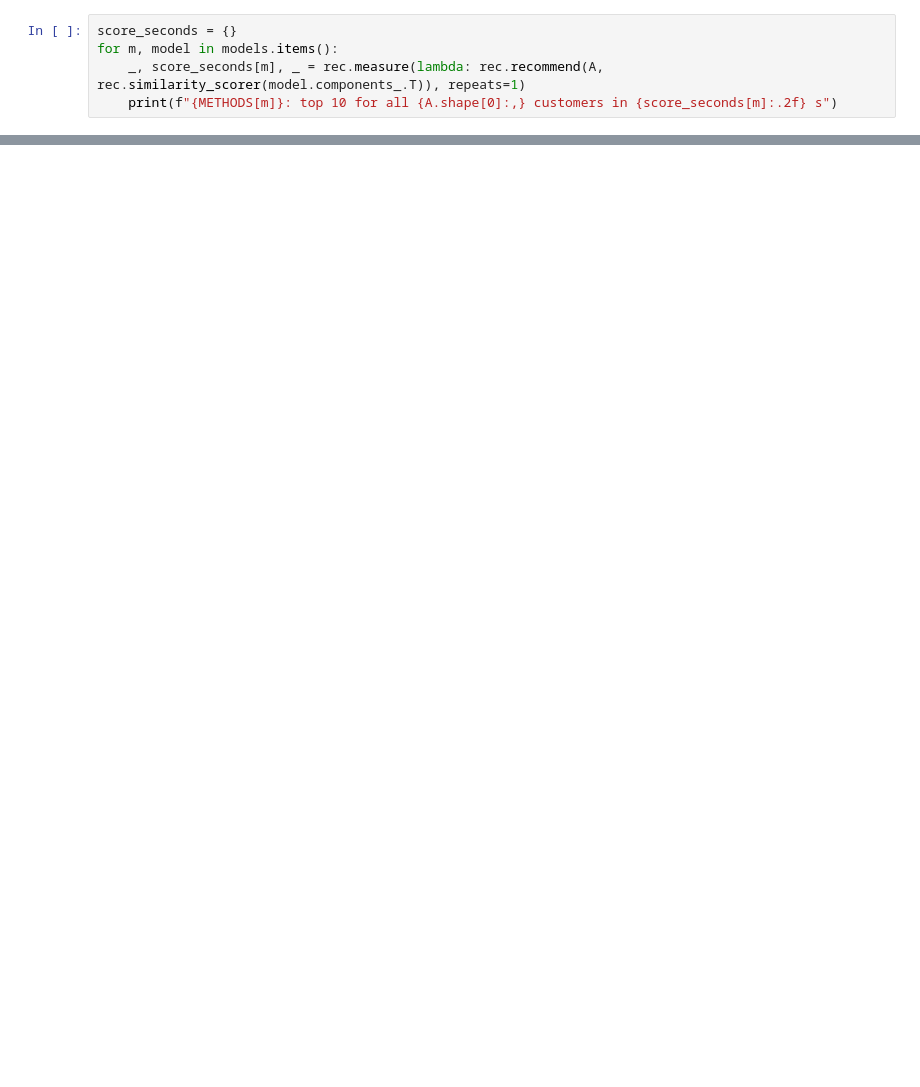
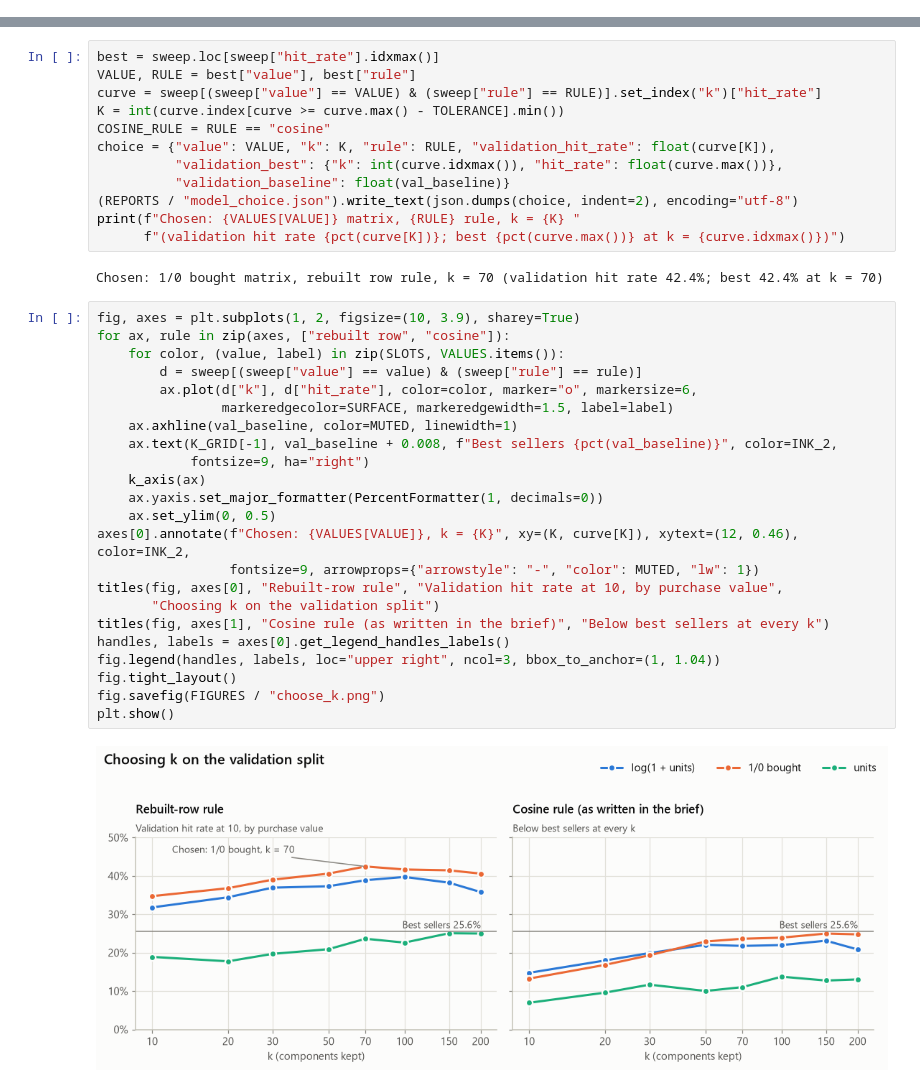
Before and after one commit to tungnguyenasu/DE-ML-project-Customers-Like-You, a Jupyter notebook: analysis.ipynb, the cells around one changed output, grey strips where cells are left out. Cells and saved outputs as stored; diff of their text form; blank space fills up the shorter version.

```diff
--- a/analysis.ipynb
+++ b/analysis.ipynb
@@ -344,5 +0,0 @@ dtype: str
-# %%
-score_seconds = {}
-for m, model in models.items():
-    _, score_seconds[m], _ = rec.measure(lambda: rec.recommend(A, rec.similarity_scorer(model.components_.T)), repeats=1)
-    print(f"{METHODS[m]}: top 10 for all {A.shape[0]:,} customers in {score_seconds[m]:.2f} s")
@@ -496,0 +133,39 @@ wrote reports\pca_vs_svd.md
+# %%
+best = sweep.loc[sweep["hit_rate"].idxmax()]
+VALUE, RULE = best["value"], best["rule"]
+curve = sweep[(sweep["value"] == VALUE) & (sweep["rule"] == RULE)].set_index("k")["hit_rate"]
+K = int(curve.index[curve >= curve.max() - TOLERANCE].min())
+COSINE_RULE = RULE == "cosine"
+choice = {"value": VALUE, "k": K, "rule": RULE, "validation_hit_rate": float(curve[K]),
+          "validation_best": {"k": int(curve.idxmax()), "hit_rate": float(curve.max())},
+          "validation_baseline": float(val_baseline)}
+(REPORTS / "model_choice.json").write_text(json.dumps(choice, indent=2), encoding="utf-8")
+print(f"Chosen: {VALUES[VALUE]} matrix, {RULE} rule, k = {K} "
+      f"(validation hit rate {pct(curve[K])}; best {pct(curve.max())} at k = {curve.idxmax()})")
+# %% [output]
+Chosen: 1/0 bought matrix, rebuilt row rule, k = 70 (validation hit rate 42.4%; best 42.4% at k = 70)
+# %%
+fig, axes = plt.subplots(1, 2, figsize=(10, 3.9), sharey=True)
+for ax, rule in zip(axes, ["rebuilt row", "cosine"]):
+    for color, (value, label) in zip(SLOTS, VALUES.items()):
+        d = sweep[(sweep["value"] == value) & (sweep["rule"] == rule)]
+        ax.plot(d["k"], d["hit_rate"], color=color, marker="o", markersize=6,
+                markeredgecolor=SURFACE, markeredgewidth=1.5, label=label)
+    ax.axhline(val_baseline, color=MUTED, linewidth=1)
+    ax.text(K_GRID[-1], val_baseline + 0.008, f"Best sellers {pct(val_baseline)}", color=INK_2,
+            fontsize=9, ha="right")
+    k_axis(ax)
+    ax.yaxis.set_major_formatter(PercentFormatter(1, decimals=0))
+    ax.set_ylim(0, 0.5)
+axes[0].annotate(f"Chosen: {VALUES[VALUE]}, k = {K}", xy=(K, curve[K]), xytext=(12, 0.46), color=INK_2,
+                 fontsize=9, arrowprops={"arrowstyle": "-", "color": MUTED, "lw": 1})
+titles(fig, axes[0], "Rebuilt-row rule", "Validation hit rate at 10, by purchase value",
+       "Choosing k on the validation split")
+titles(fig, axes[1], "Cosine rule (as written in the brief)", "Below best sellers at every k")
+handles, labels = axes[0].get_legend_handles_labels()
+fig.legend(handles, labels, loc="upper right", ncol=3, bbox_to_anchor=(1, 1.04))
+fig.tight_layout()
+fig.savefig(FIGURES / "choose_k.png")
+plt.show()
+# %% [output]
+[figure, added]
```
Also changed, not shown: parts of 79 cells of this notebook, 12 other files.
